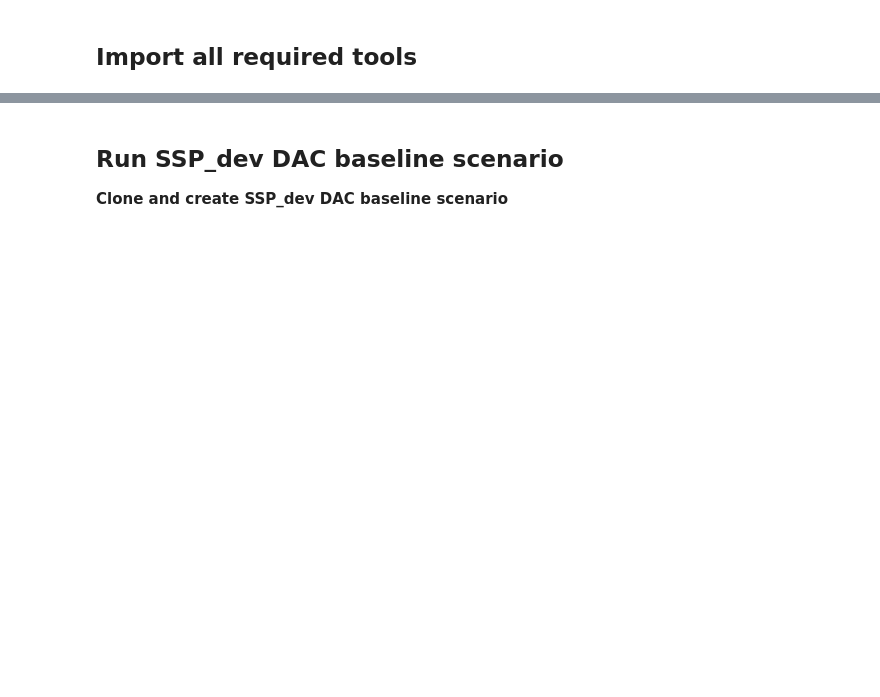
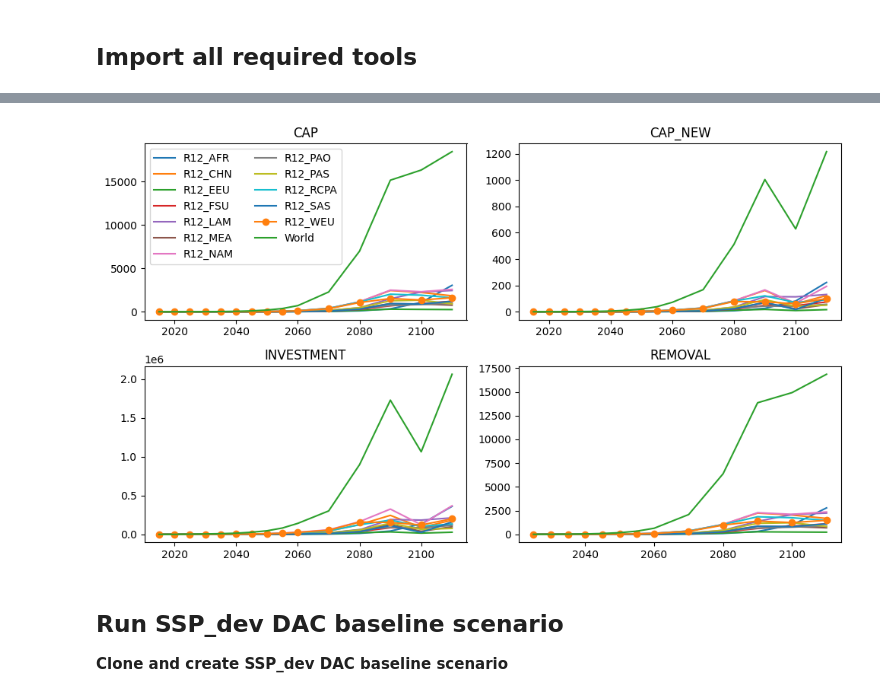
Before and after one commit to ywpratama/message_ix, a Jupyter notebook: tutorial/dac_scenarios/SSPs/[SSP_dev] Summary Report.ipynb, the cells around one changed output, grey strips where cells are left out. Cells and saved outputs as stored; diff of their text form; code cells hidden in the pictures; blank space fills up the shorter version.

```diff
--- a/tutorial/dac_scenarios/SSPs/[SSP_dev] Summary Report.ipynb
+++ b/tutorial/dac_scenarios/SSPs/[SSP_dev] Summary Report.ipynb
@@ -26,3 +39,7 @@ mp = ixmp.Platform()
+# %%
+ssp5_plot = get_report(ssp5,scenariotec)
+# %% [output]
+[figure, added]
 # %%
 def plotvars(scenario):
     # CO2 Emission
```
Also changed, not shown: parts of 4 cells of this notebook, 10 other files.
